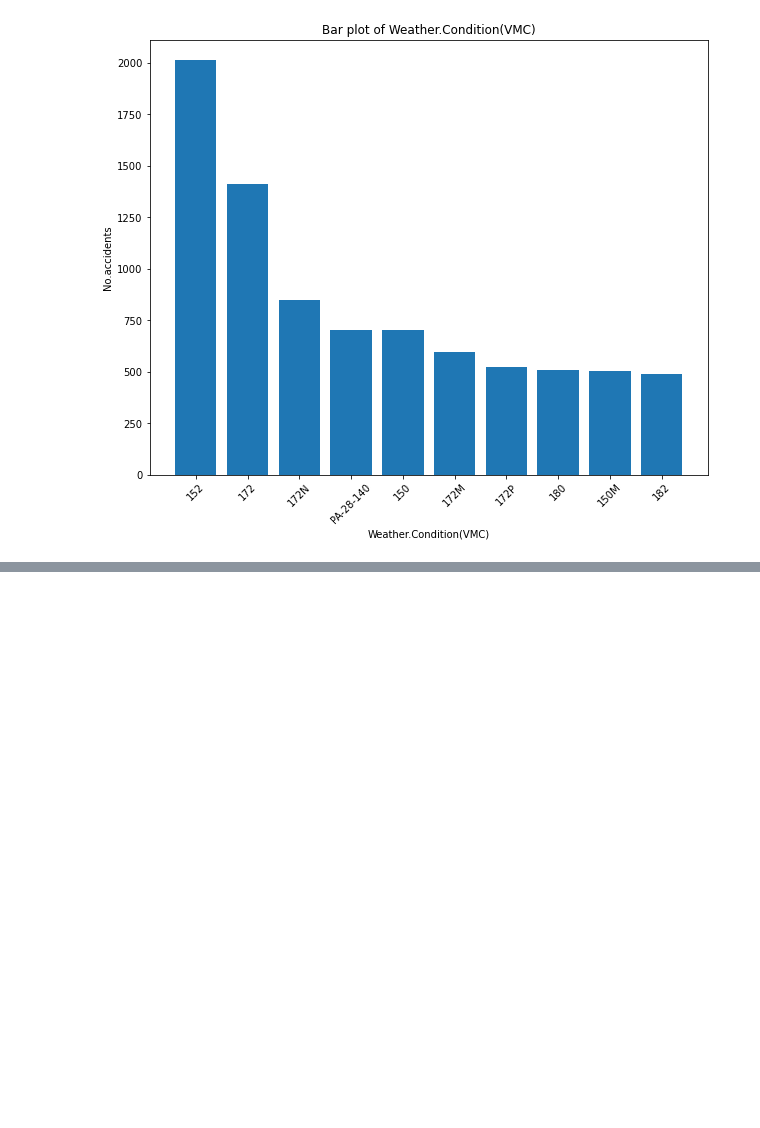
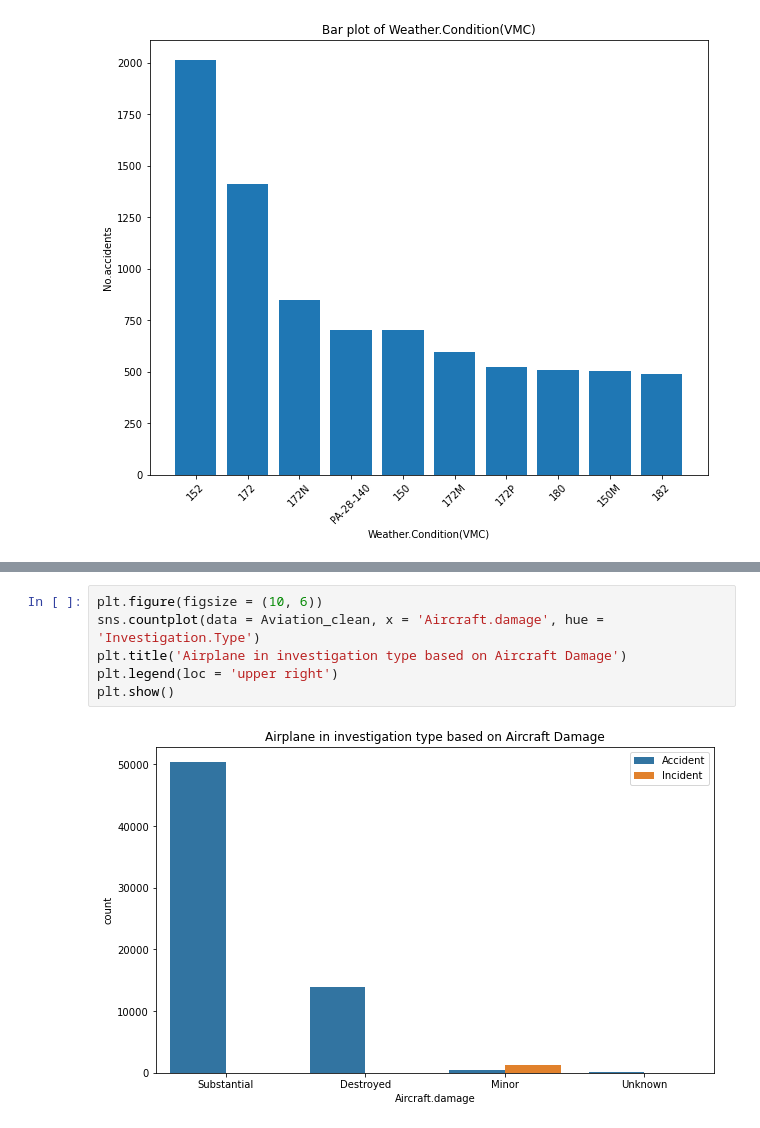
Before and after one commit to Rhino-byte/Project-Phase1-Moringa-School, a Jupyter notebook: Student.ipynb, the cells around one changed output, grey strips where cells are left out. Drawn from its saved outputs; the diff is of its cells as text; blank space fills up the shorter version.

```diff
--- a/Student.ipynb
+++ b/Student.ipynb
@@ -544,0 +651,8 @@ Bar_plot(Weather_data['VMC'].head(10),'Weather.Condition(VMC)')
+# %%
+plt.figure(figsize = (10, 6))
+sns.countplot(data = Aviation_clean, x = 'Aircraft.damage', hue = 'Investigation.Type')
+plt.title('Airplane in investigation type based on Aircraft Damage')
+plt.legend(loc = 'upper right')
+plt.show()
+# %% [output]
+[figure, added]
```
Also changed, not shown: parts of 19 cells of this notebook.
